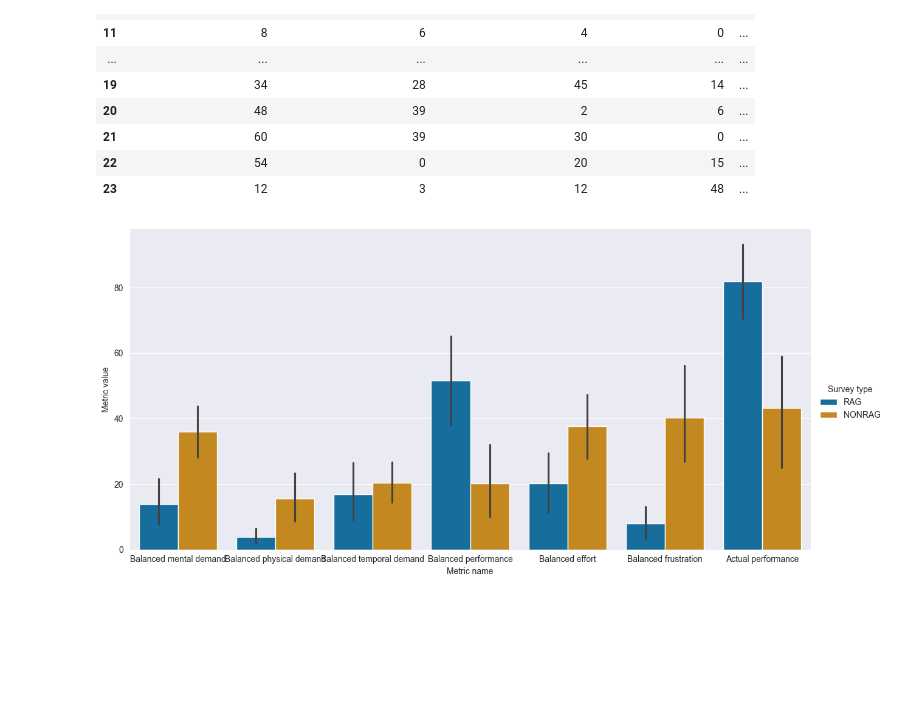
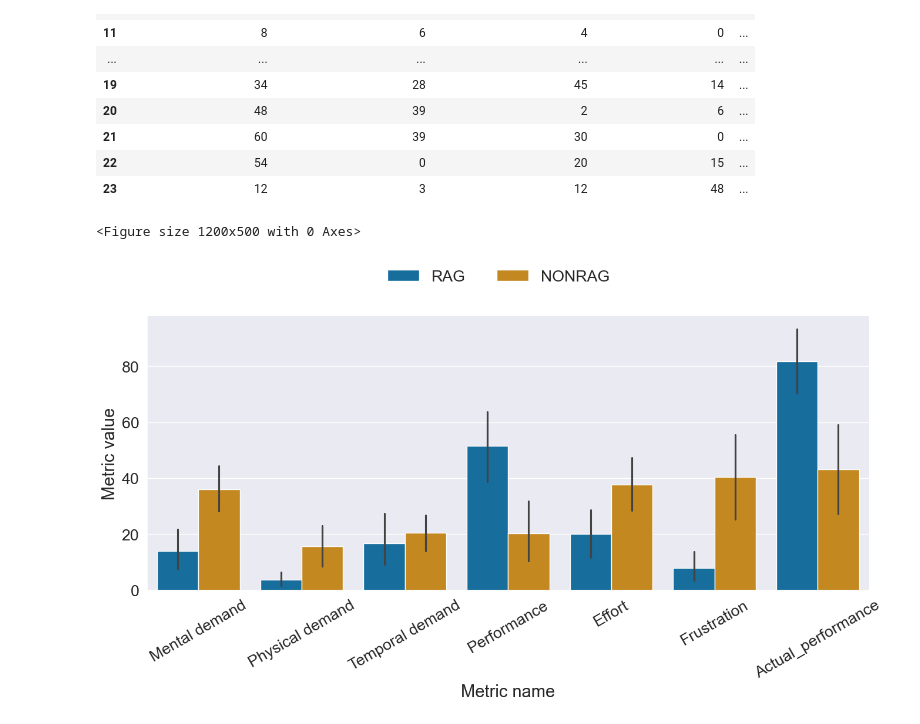
Before and after one commit to Norceis/rag, a Jupyter notebook: notebooks/nasa_results.ipynb, the cells around one changed output. Drawn from its saved outputs; the diff is of its cells as text; code cells hidden in the pictures; blank space fills up the shorter version.

Commit message:
fixed cropping figures

```diff
--- a/notebooks/nasa_results.ipynb
+++ b/notebooks/nasa_results.ipynb
@@ -3,6 +3,10 @@ import pandas as pd
 import seaborn as sns
 import matplotlib.pyplot as plt
 import copy
+sns.set_style("whitegrid")
+sns.set(rc={'figure.autolayout': True})
+sns.set_context("notebook", font_scale=1.75)
+sns.set_palette("colorblind")
 # %%
 file_path = '../data/evaluation/nasa_tlx/rag-survey.csv'
 df = pd.read_csv(file_path)
@@ -516,12 +502,21 @@ df_for_catplot
 | 23 | 12 | 3 | 12 | 48 | ... |
 # %%
 melted_df = pd.melt(df_for_catplot, id_vars = ["Survey type"], var_name = "Metric name", value_name = "Metric value")
+x_labels = metrics = ['Mental demand', 'Physical demand', 'Temporal demand', 'Performance', 'Effort', 'Frustration', 'Actual_performance']
 
+plt.figure(figsize=(12, 5))
 # Create a grouped catplot
-sns.catplot(data=melted_df, x="Metric name", y="Metric value", hue="Survey type", kind="bar", aspect=2, height=6,
+g = sns.catplot(data=melted_df, x="Metric name", y="Metric value", hue="Survey type", kind="bar", aspect=2, height=6,
             palette="colorblind")
+sns.move_legend(
+    g, "lower center",
+    bbox_to_anchor=(.5, 1), ncol=len(melted_df.columns), title=None, frameon=False,
+)
 
-# Show the plot
-plt.show()
+plt.xticks(ticks=range(len(x_labels)), labels=x_labels)
+plt.tight_layout()
+plt.xticks(rotation=30)
+plt.savefig(f'../data/evaluation/nasa_tlx/sliders_catplot.png', bbox_inches='tight', dpi=600)
 # %% [output]
+<Figure size 1200x500 with 0 Axes>
-[figure, old version]
+[figure, new version]
```
Also changed, not shown: parts of 1 cell of this notebook.
